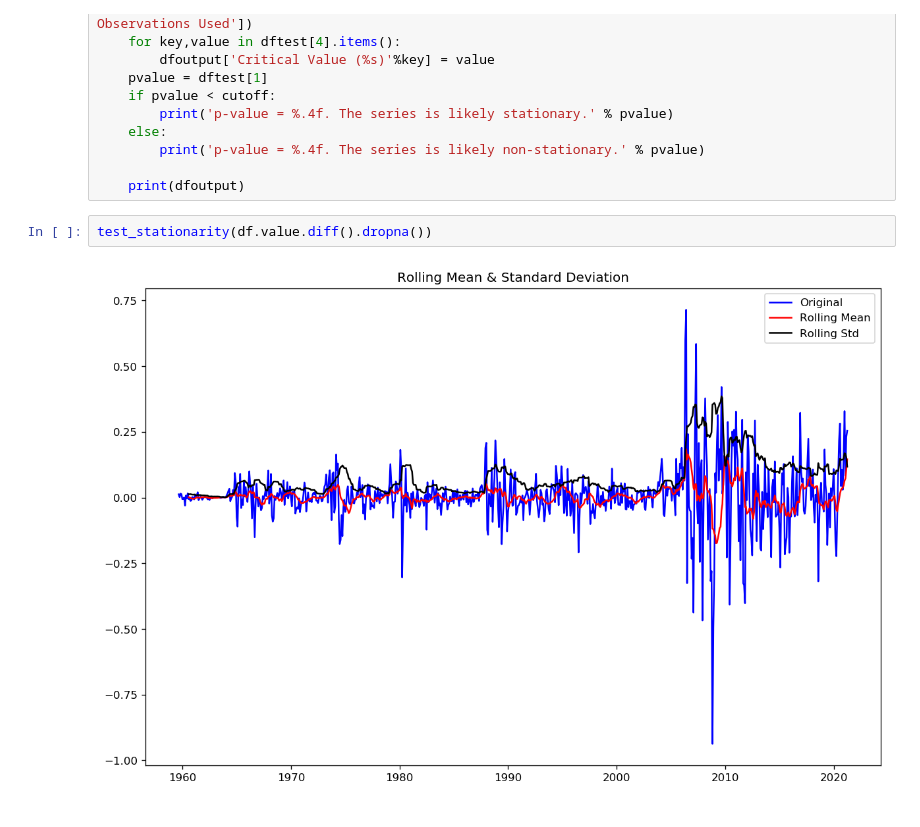
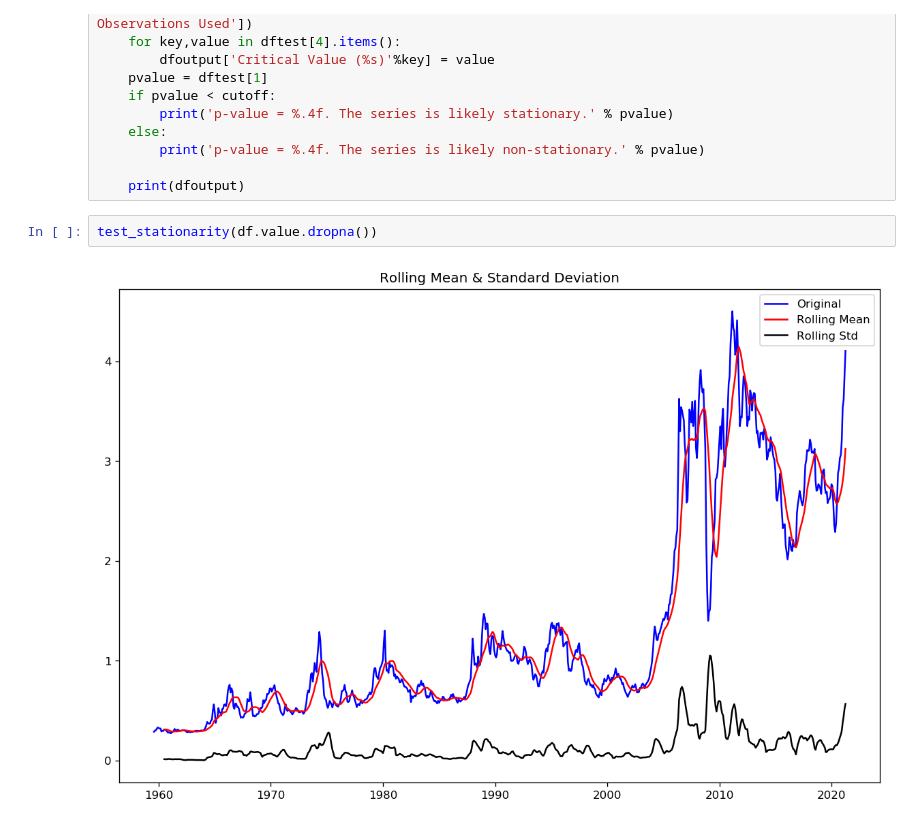
Before and after one commit to shironchen/Hack8, a Jupyter notebook: TIme Series V 0.1.ipynb, the cells around one changed output. Drawn from its saved outputs; the diff is of its cells as text.

```diff
--- a/TIme Series V 0.1.ipynb
+++ b/TIme Series V 0.1.ipynb
@@ -184,7 +184,7 @@ def test_stationarity(timeseries, window = 12, cutoff = 0.01):
 
     print(dfoutput)
 # %%
-test_stationarity(df.value.diff().dropna())
+test_stationarity(df.value.dropna())
 # %% [output]
-[figure, old version]
+[figure, new version]
 Results of Dickey-Fuller Test:
```
Also changed, not shown: parts of 5 cells of this notebook.
